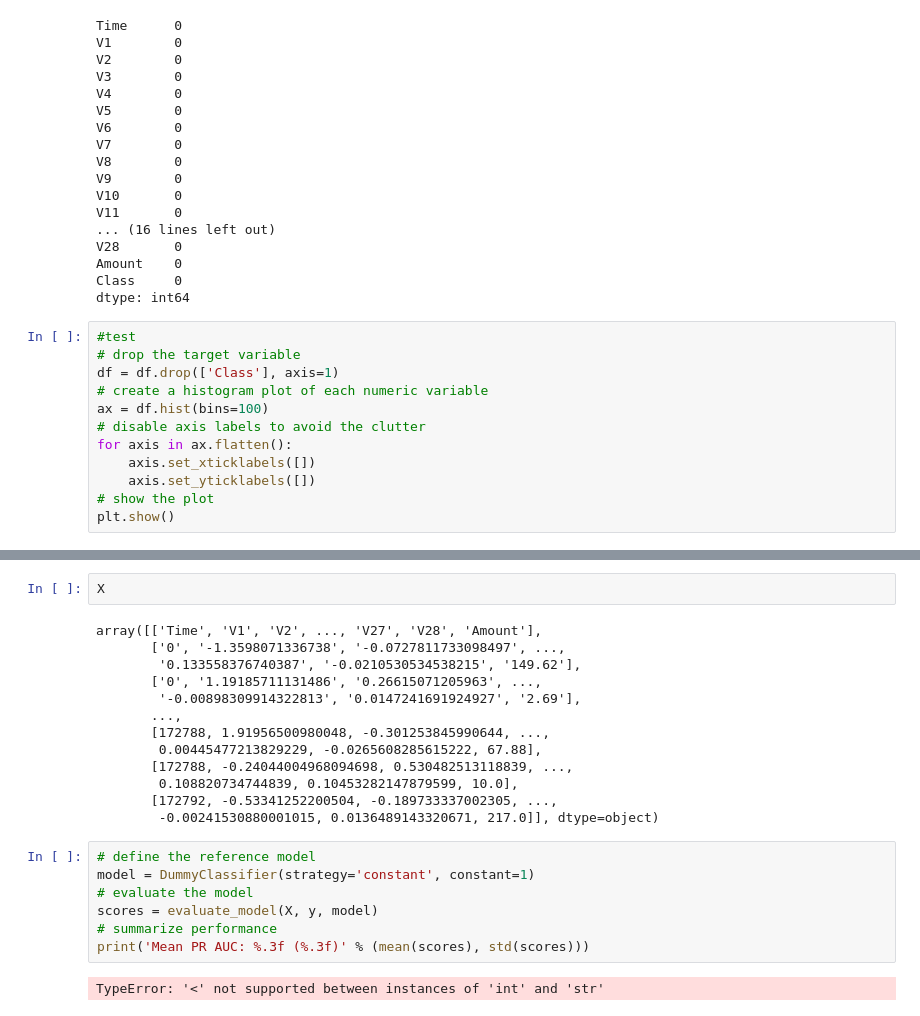
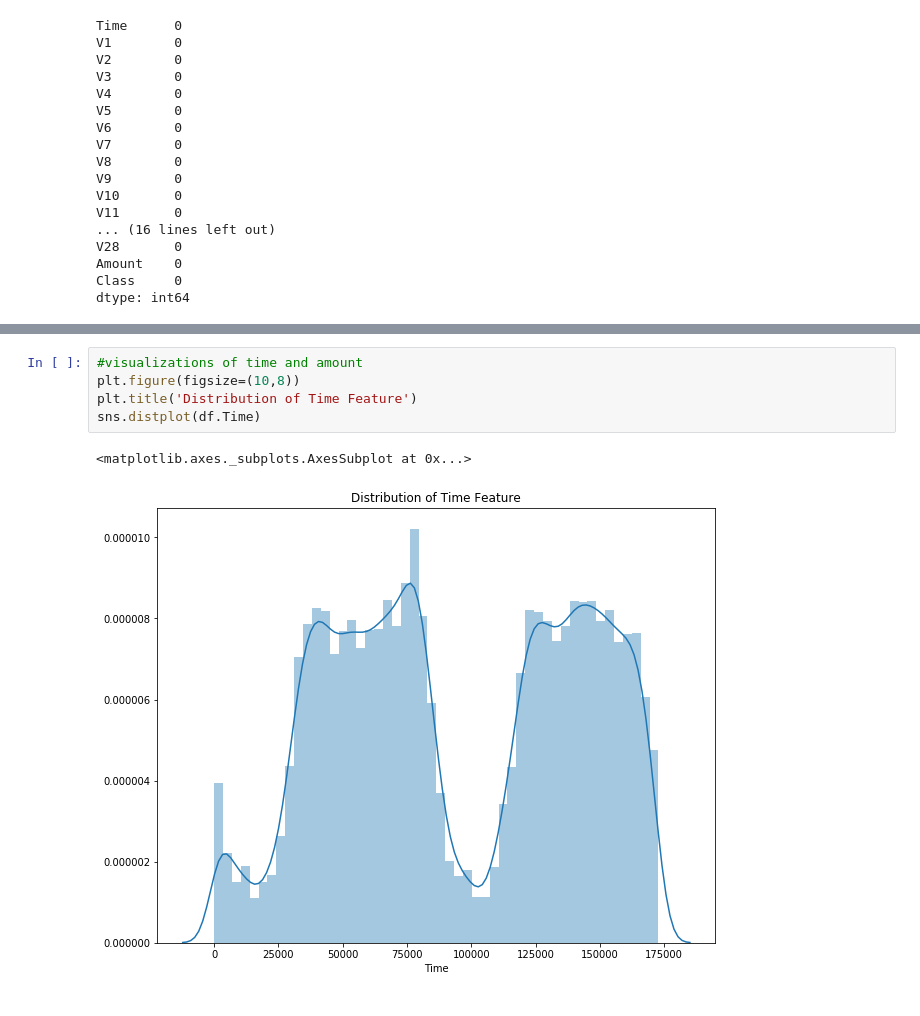
Before and after one commit to elsajun/CC-Fraud-Detection, a Jupyter notebook: Fraud Detection.ipynb, the cells around one changed output, grey strips where cells are left out. Cells and saved outputs as stored; diff of their text form.

Commit message:
EDA & splitting into train test set

```diff
--- a/Fraud Detection.ipynb
+++ b/Fraud Detection.ipynb
@@ -68,15 +72,3 @@ V28       0
 Amount    0
 Class     0
 dtype: int64
-# %%
-#test
-# drop the target variable
-df = df.drop(['Class'], axis=1)
-# create a histogram plot of each numeric variable
-ax = df.hist(bins=100)
-# disable axis labels to avoid the clutter
-for axis in ax.flatten():
-    axis.set_xticklabels([])
-    axis.set_yticklabels([])
-# show the plot
-plt.show()
@@ -154,24 +87,8 @@ print(X.shape, y.shape, Counter(y))
-# %%
-X
-# %% [output]
-array([['Time', 'V1', 'V2', ..., 'V27', 'V28', 'Amount'],
-       ['0', '-1.3598071336738', '-0.0727811733098497', ...,
-        '0.133558376740387', '-0.0210530534538215', '149.62'],
-       ['0', '1.19185711131486', '0.26615071205963', ...,
-        '-0.00898309914322813', '0.0147241691924927', '2.69'],
-       ...,
-       [172788, 1.91956500980048, -0.301253845990644, ...,
-        0.00445477213829229, -0.0265608285615222, 67.88],
-       [172788, -0.24044004968094698, 0.530482513118839, ...,
-        0.108820734744839, 0.10453282147879599, 10.0],
-       [172792, -0.53341252200504, -0.189733337002305, ...,
-        -0.00241530880001015, 0.0136489143320671, 217.0]], dtype=object)
-# %%
-# define the reference model
-model = DummyClassifier(strategy='constant', constant=1)
-# evaluate the model
-scores = evaluate_model(X, y, model)
-# summarize performance
-print('Mean PR AUC: %.3f (%.3f)' % (mean(scores), std(scores)))
-# %% [output]
-TypeError: '<' not supported between instances of 'int' and 'str'
+# %%
+#visualizations of time and amount
+plt.figure(figsize=(10,8))
+plt.title('Distribution of Time Feature')
+sns.distplot(df.Time)
+# %% [output]
+<matplotlib.axes._subplots.AxesSubplot at 0x...>
+[figure, added]
```
Also changed, not shown: parts of 19 cells of this notebook.
